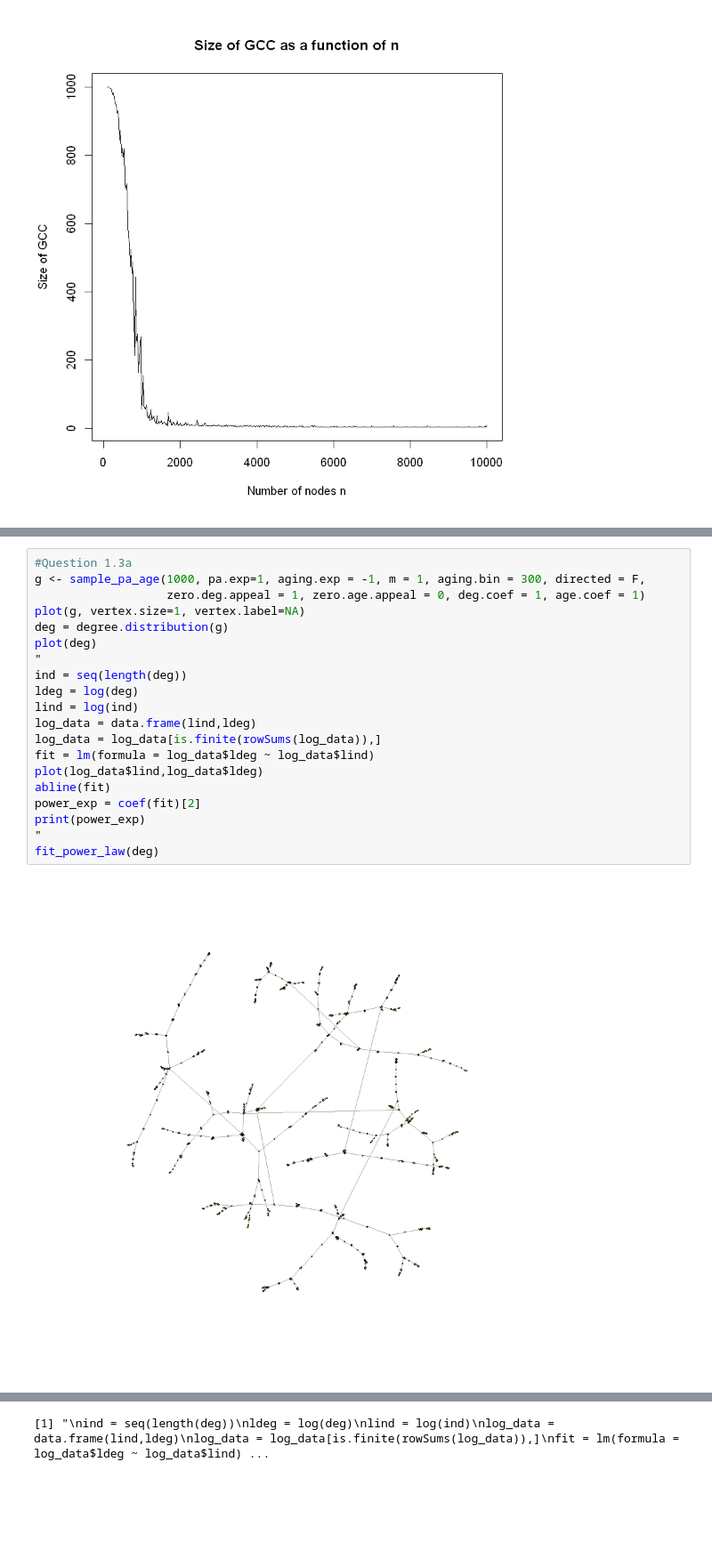
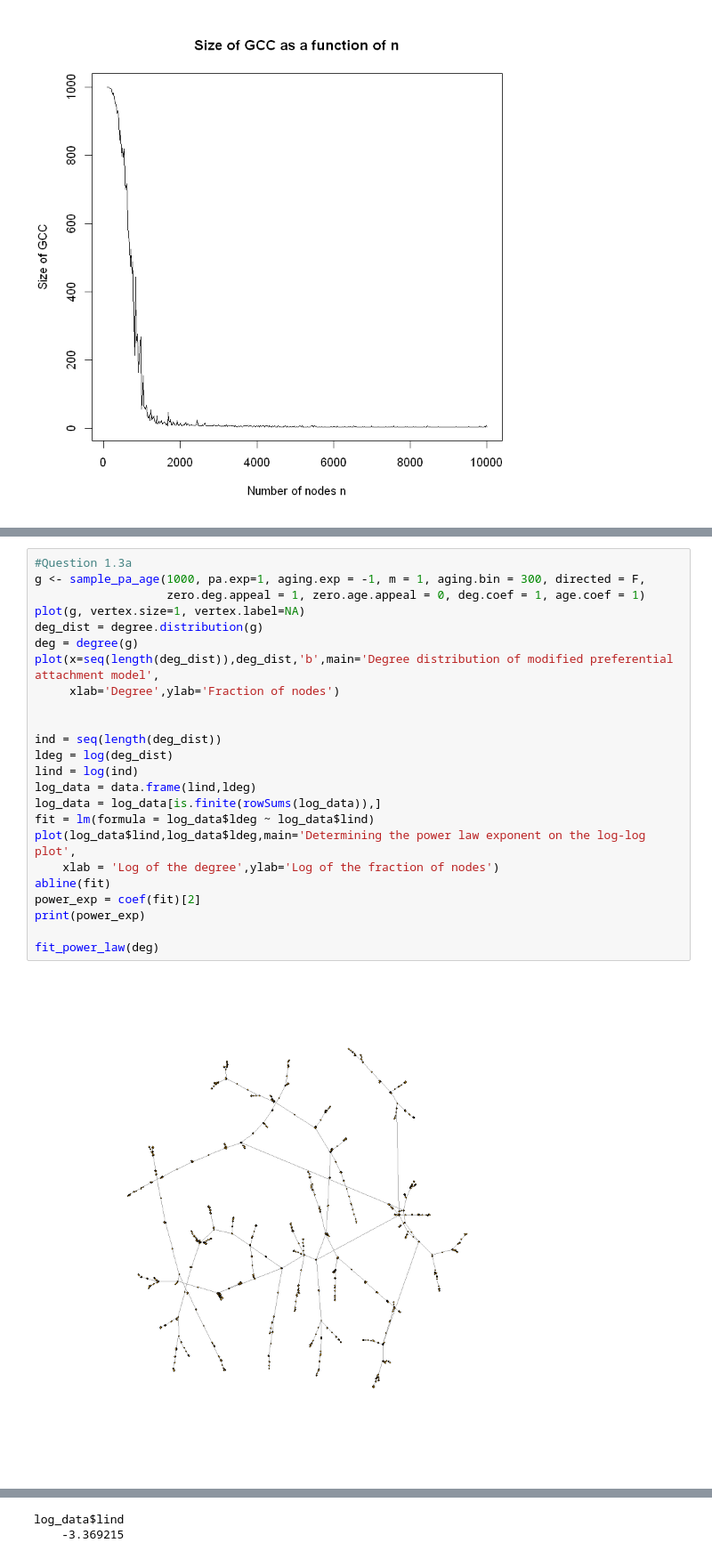
Before and after one commit to maithilibhide/ECE232, a Jupyter notebook: Project1/Q1.1_1.3.ipynb, the cells around one changed output, grey strips where cells are left out. Shown at 89% size. Cells and saved outputs as stored; diff of their text form; blank space fills up the shorter version.

```diff
--- a/Project1/Q1.1_1.3.ipynb
+++ b/Project1/Q1.1_1.3.ipynb
@@ -144,22 +130,26 @@ Warning message in plot.xy(xy, type, ...):
 # %%
 #Question 1.3a
 g <- sample_pa_age(1000, pa.exp=1, aging.exp = -1, m = 1, aging.bin = 300, directed = F,
                    zero.deg.appeal = 1, zero.age.appeal = 0, deg.coef = 1, age.coef = 1)
 plot(g, vertex.size=1, vertex.label=NA)
-deg = degree.distribution(g)
-plot(deg)
-"
-ind = seq(length(deg))
-ldeg = log(deg)
+deg_dist = degree.distribution(g)
+deg = degree(g)
+plot(x=seq(length(deg_dist)),deg_dist,'b',main='Degree distribution of modified preferential attachment model',
+     xlab='Degree',ylab='Fraction of nodes')
+
+
+ind = seq(length(deg_dist))
+ldeg = log(deg_dist)
 lind = log(ind)
 log_data = data.frame(lind,ldeg)
 log_data = log_data[is.finite(rowSums(log_data)),]
 fit = lm(formula = log_data$ldeg ~ log_data$lind)
-plot(log_data$lind,log_data$ldeg)
+plot(log_data$lind,log_data$ldeg,main='Determining the power law exponent on the log-log plot',
+    xlab = 'Log of the degree',ylab='Log of the fraction of nodes')
 abline(fit)
 power_exp = coef(fit)[2]
 print(power_exp)
-"
+
 fit_power_law(deg)
 # %% [output]
-[figure, old version]
+[figure, new version]
@@ -166,2 +157,3 @@ fit_power_law(deg)
-[1] "\nind = seq(length(deg))\nldeg = log(deg)\nlind = log(ind)\nlog_data = data.frame(lind,ldeg)\nlog_data = log_data[is.finite(rowSums(log_data)),]\nfit = lm(formula = log_data$ldeg ~ log_data$lind) ...
+log_data$lind
+    -3.369215
 $continuous
```
Also changed, not shown: parts of 7 cells of this notebook.
